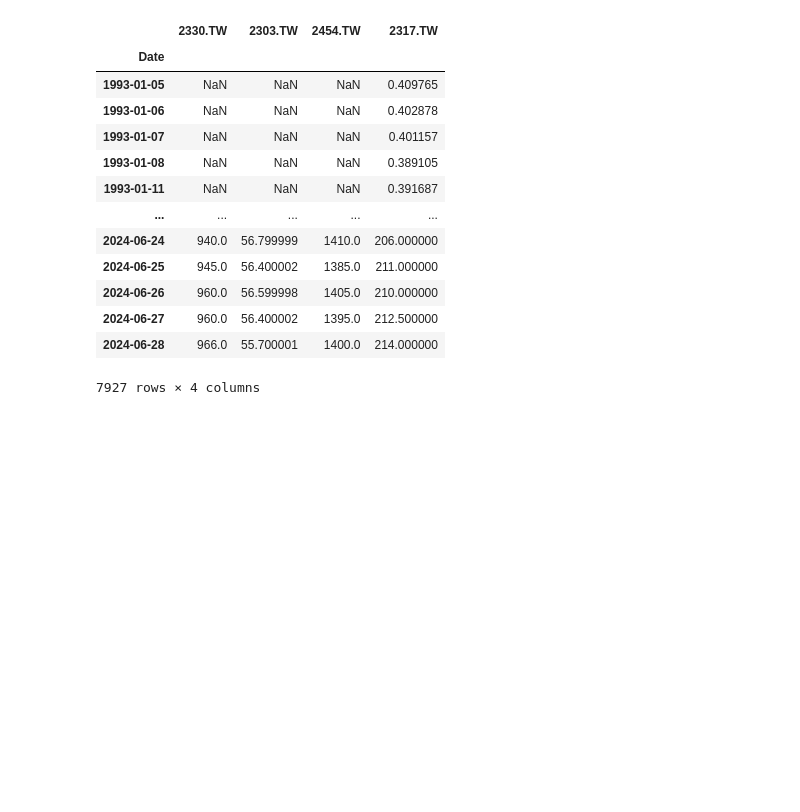
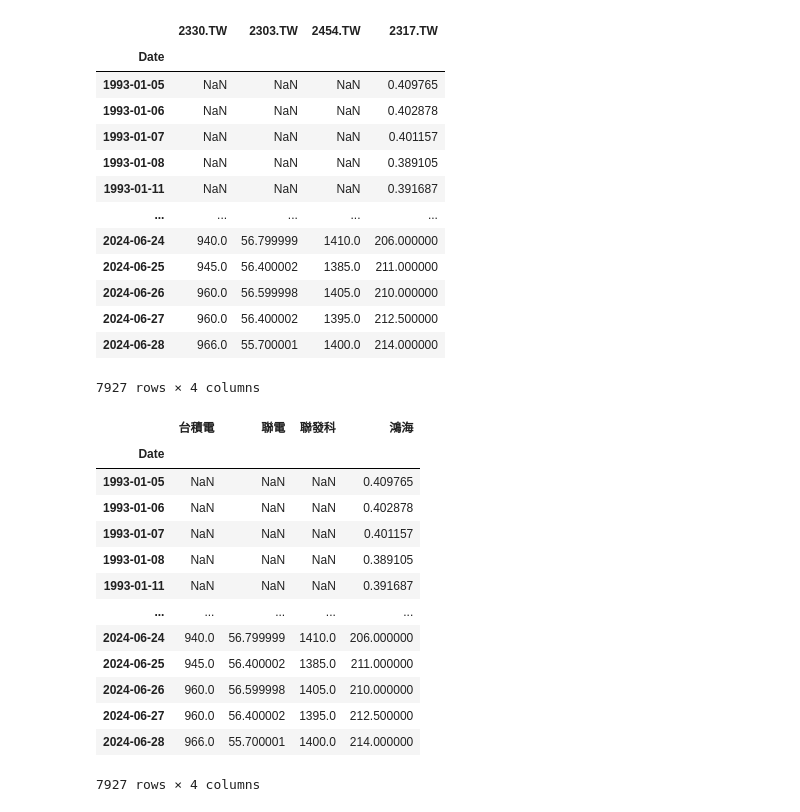
Before and after one commit to mimionana/2024_05_05_sunday, a Jupyter notebook: lesson18/lesson18_3.ipynb, the cells around one changed output. Drawn from its saved outputs; the diff is of its cells as text; code cells hidden in the pictures; blank space fills up the shorter version.

```diff
--- a/lesson18/lesson18_3.ipynb
+++ b/lesson18/lesson18_3.ipynb
@@ -47,3 +47,21 @@ df1
 | 2024-06-27 | 960.0 | 56.400002 | 1395.0 | 212.500000 |
 | 2024-06-28 | 966.0 | 55.700001 | 1400.0 | 214.000000 |
 7927 rows × 4 columns
+# %%
+df2 = df1.rename(columns={'2330.TW':'台積電','2303.TW':'聯電','2454.TW':'聯發科','2317.TW':'鴻海'})
+df2
+# %% [output]
+|  | 台積電 | 聯電 | 聯發科 | 鴻海 |
+| Date |  |  |  |  |
+| 1993-01-05 | NaN | NaN | NaN | 0.409765 |
+| 1993-01-06 | NaN | NaN | NaN | 0.402878 |
+| 1993-01-07 | NaN | NaN | NaN | 0.401157 |
+| 1993-01-08 | NaN | NaN | NaN | 0.389105 |
+| 1993-01-11 | NaN | NaN | NaN | 0.391687 |
+| ... | ... | ... | ... | ... |
+| 2024-06-24 | 940.0 | 56.799999 | 1410.0 | 206.000000 |
+| 2024-06-25 | 945.0 | 56.400002 | 1385.0 | 211.000000 |
+| 2024-06-26 | 960.0 | 56.599998 | 1405.0 | 210.000000 |
+| 2024-06-27 | 960.0 | 56.400002 | 1395.0 | 212.500000 |
+| 2024-06-28 | 966.0 | 55.700001 | 1400.0 | 214.000000 |
+7927 rows × 4 columns
```
Also changed, not shown: parts of 7 cells of this notebook.
